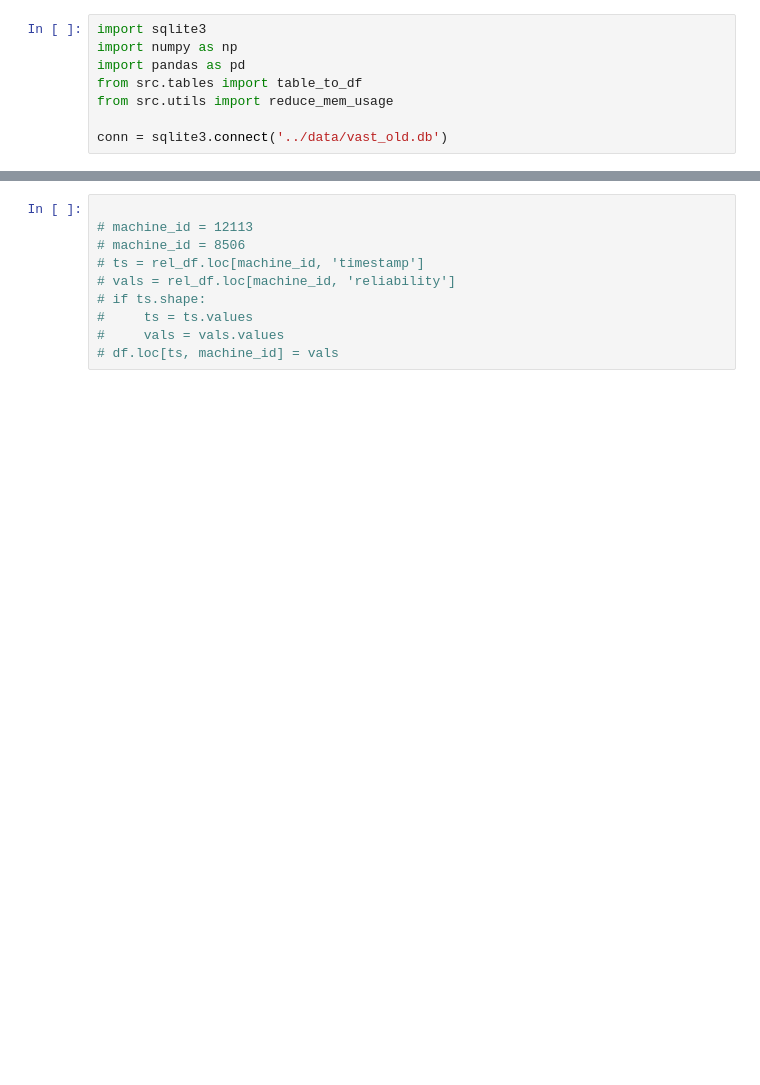
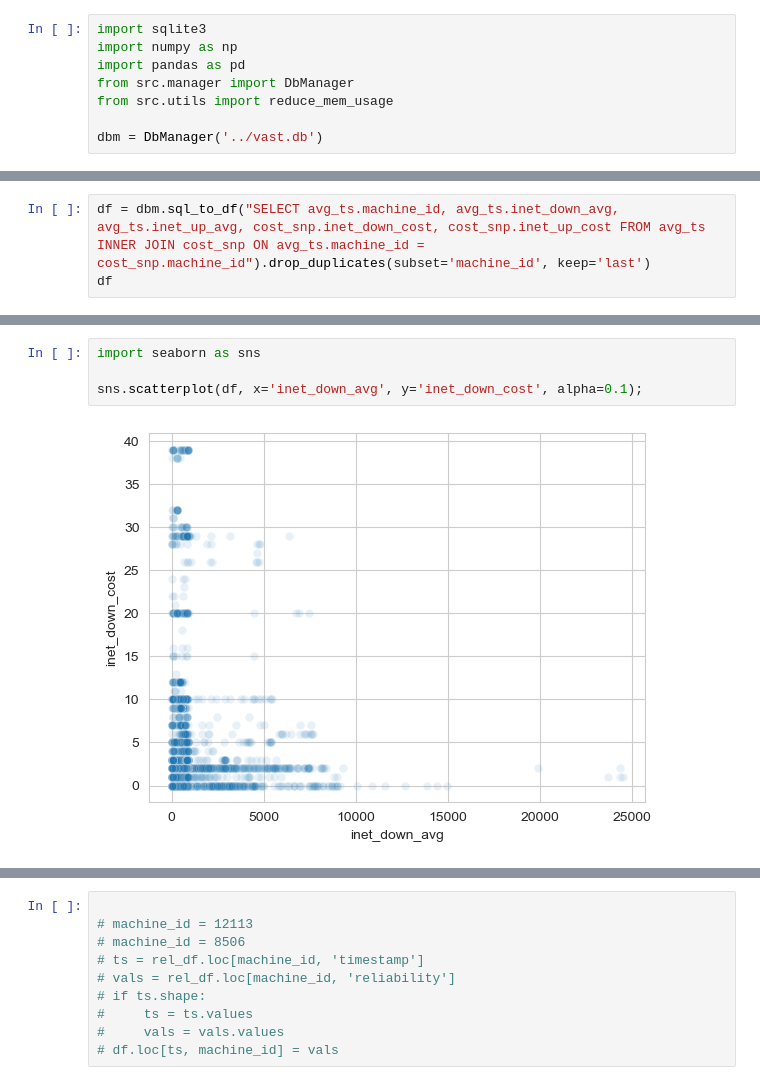
Before and after one commit to alkorolyov/vast-stats, a Jupyter notebook: notebooks/05_db_analysis.ipynb, the cells around one changed output, grey strips where cells are left out. Cells and saved outputs as stored; diff of their text form; blank space fills up the shorter version.

```diff
--- a/notebooks/05_db_analysis.ipynb
+++ b/notebooks/05_db_analysis.ipynb
@@ -8,7 +5,7 @@ The autoreload extension is already loaded. To reload it, use:
 import sqlite3
 import numpy as np
 import pandas as pd
-from src.tables import table_to_df
+from src.manager import DbManager
 from src.utils import reduce_mem_usage
 
-conn = sqlite3.connect('../data/vast_old.db')
+dbm = DbManager('../vast.db')
@@ -14,0 +16,3 @@ conn = sqlite3.connect('../data/vast_old.db')
+# %%
+df = dbm.sql_to_df("SELECT avg_ts.machine_id, avg_ts.inet_down_avg, avg_ts.inet_up_avg, cost_snp.inet_down_cost, cost_snp.inet_up_cost FROM avg_ts INNER JOIN cost_snp ON avg_ts.machine_id = cost_snp.machine_id").drop_duplicates(subset='machine_id', keep='last')
+df
@@ -14,0 +33,6 @@ conn = sqlite3.connect('../data/vast_old.db')
+# %%
+import seaborn as sns
+
+sns.scatterplot(df, x='inet_down_avg', y='inet_down_cost', alpha=0.1);
+# %% [output]
+[figure, added]
```
Also changed, not shown: parts of 20 cells of this notebook, 5 other files.
